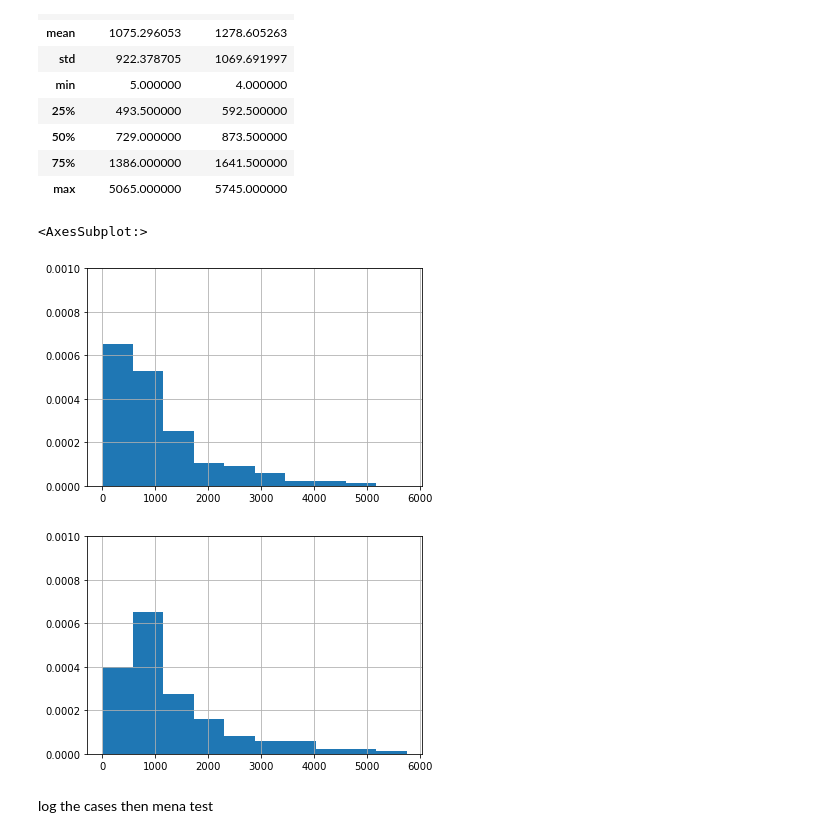
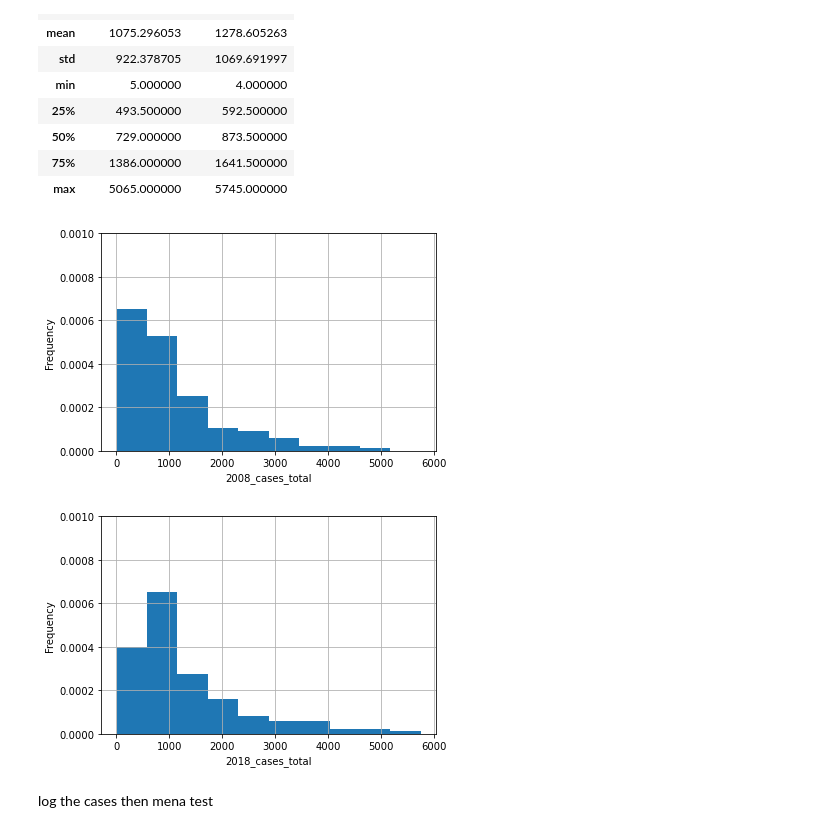
Before and after one commit to DaphneBdn/QM_coursework1, a Jupyter notebook: Coursework1_Analysis_code.ipynb, the cells around one changed output. Drawn from its saved outputs; the diff is of its cells as text; code cells hidden in the pictures.

```diff
--- a/Coursework1_Analysis_code.ipynb
+++ b/Coursework1_Analysis_code.ipynb
@@ -744,34 +692,40 @@ dataH.describe()
 # %%
 # Visualise the distribution of the data (as histograms)
 
 # Set common x-limits for the histograms:
 # (using int() is a trick to round to the integer below)
 hist_min = int(min(min1,min2))
 hist_max = int(max(max1,max2))
 x_range = [hist_min, hist_max]
 
 # Set common y-limits for the histograms:
 y_range = [0.0,0.001]
 
 # Choose an appropriate number of columns for the histogram:
 # (This choice will give us columns of width 1)
 #n_cols = (hist_max - hist_min)*10
 
 # Now create the plots:
 # (The plt.figure(x) functions create new plots preventing...
 # ... both histograms from being drawn on the same axes.)
 
 plt.figure(1)
 dataH['2008_cases_total'].hist(range=x_range, density=True)
 plt.ylim(y_range)
+pl.xlabel("2008_cases_total")
+pl.ylabel("Frequency")
+plt.savefig("hist_2008_cases_total.png")
+
 
 plt.figure(2)
 plt.ylim(y_range)
 dataH['2018_cases_total'].hist(range=x_range, density=True)
+pl.xlabel("2018_cases_total")
+pl.ylabel("Frequency")
+plt.savefig("hist_2018_cases_total.png")
 # %% [output]
-<AxesSubplot:>
-[figure, old version]
+[figure, new version]
-[figure, old version]
+[figure, new version]
 # %% [markdown]
 log the cases
 then mena test
```
Also changed, not shown: parts of 33 cells of this notebook.
